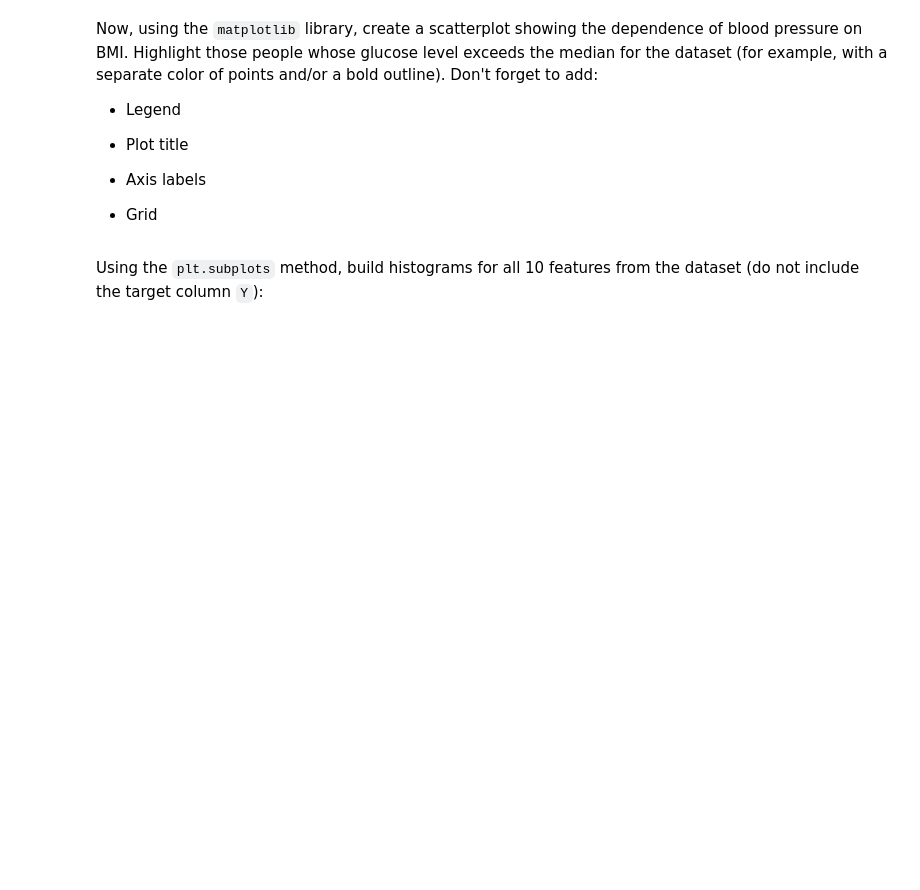
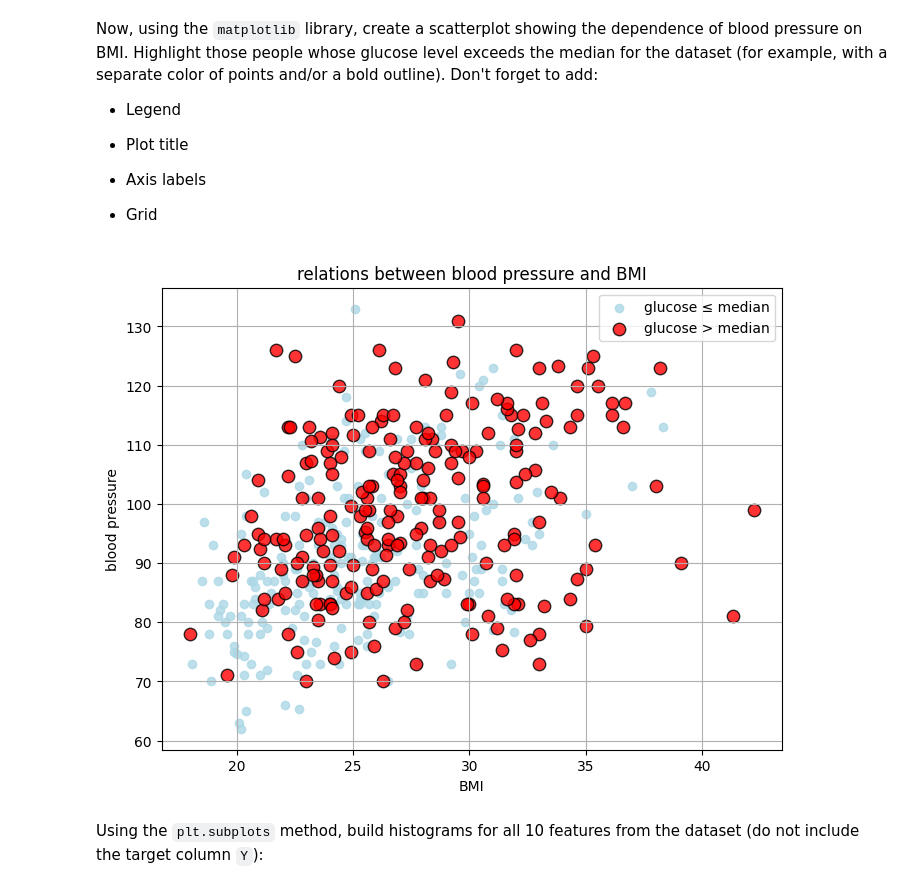
Before and after one commit to vlada-kazantsevaa/homeworks, a Jupyter notebook: Homeworks/hw-1/HW_1_(EDA).ipynb, the cells around one changed output. Saved outputs shown, nothing was run; the diff lists cells and outputs as text; code cells hidden in the pictures; blank space fills up the shorter version.

```diff
--- a/Homeworks/hw-1/HW_1_(EDA).ipynb
+++ b/Homeworks/hw-1/HW_1_(EDA).ipynb
@@ -274,2 +288,37 @@ Don't forget to add:
+# %%
+import matplotlib.pyplot as plt
+import numpy as np
+
+median_glu = df['glu'].median()
+highl_glu = df['glu'] > median_glu
+
+plt.figure(figsize=(8, 6))
+
+plt.scatter(
+    df.loc[~highl_glu, 'BMI'],
+    df.loc[~highl_glu, 'BP'],
+    color='lightblue',
+    alpha=0.8,
+    label='glucose ≤ median'
+)
+
+plt.scatter(
+    df.loc[highl_glu, 'BMI'],
+    df.loc[highl_glu, 'BP'],
+    color='red',
+    edgecolor='black',
+    s=80,
+    alpha=0.8,
+    label='glucose > median'
+)
+
+plt.xlabel('BMI')
+plt.ylabel('blood pressure')
+plt.title('relations between blood pressure and BMI')
+plt.legend()
+plt.grid(True)
+plt.show()
+# %% [output]
+[figure, added]
 # %% [markdown]
 Using the `plt.subplots` method, build histograms for all 10 features from the dataset (do not include the target column `Y`):
```
Also changed, not shown: parts of 13 cells of this notebook.
